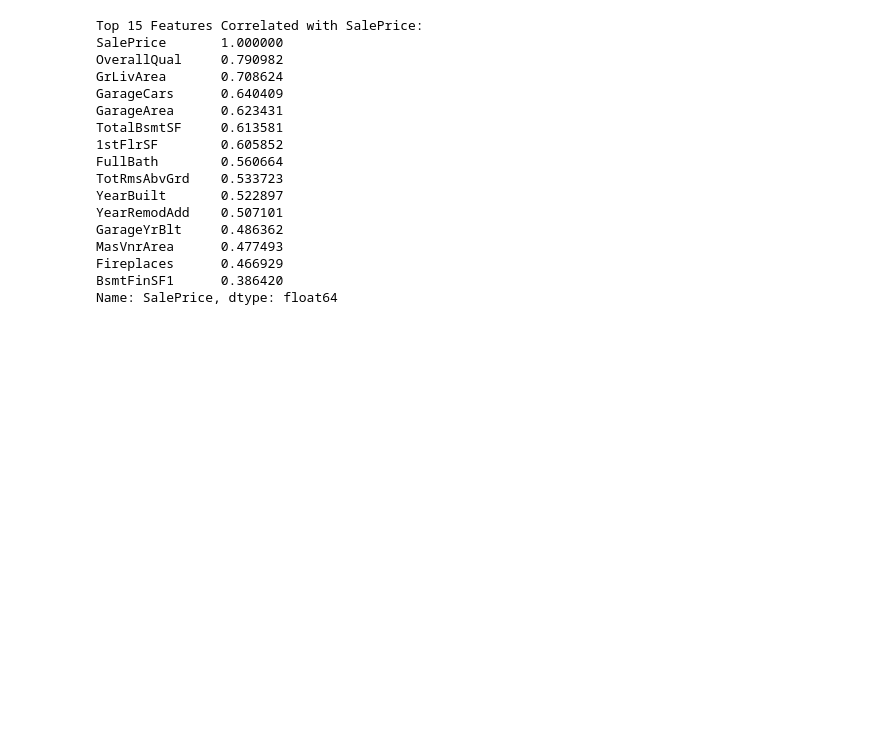
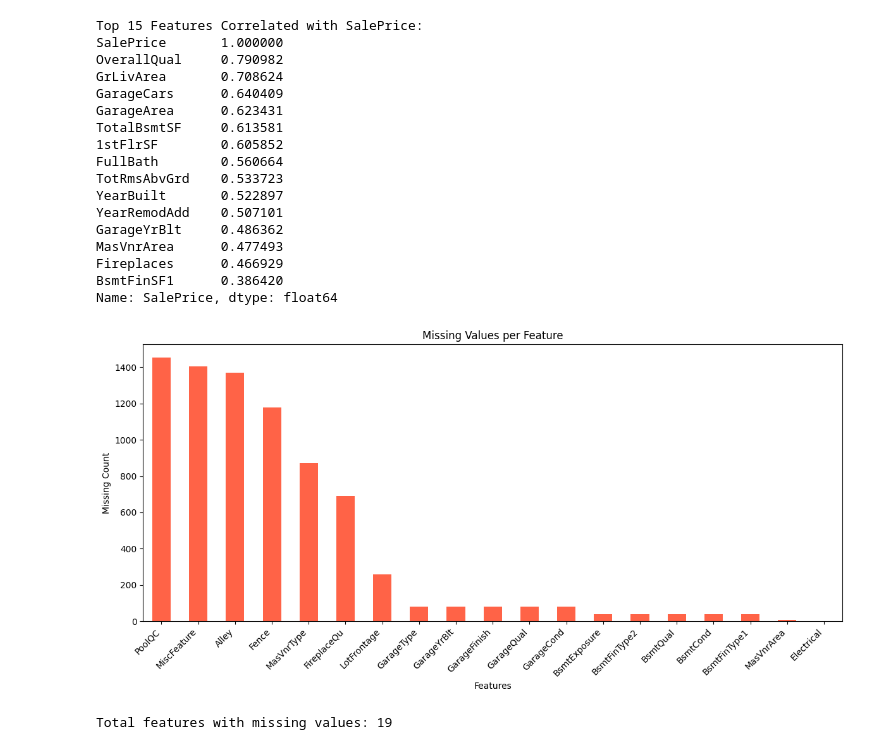
Before and after one commit to SandaminiI/House-Price-Prediction, a Jupyter notebook: notebooks/svr/svr_house_prices.ipynb, the cells around one changed output. Saved outputs shown, nothing was run; the diff lists cells and outputs as text; code cells hidden in the pictures; blank space fills up the shorter version.

Commit message:
Add visualizing missing values

```diff
--- a/notebooks/svr/svr_house_prices.ipynb
+++ b/notebooks/svr/svr_house_prices.ipynb
@@ -119,3 +119,22 @@ MasVnrArea      0.477493
 Fireplaces      0.466929
 BsmtFinSF1      0.386420
 Name: SalePrice, dtype: float64
+# %%
+# Visualize missing values
+missing = df.isnull().sum()
+missing = missing[missing > 0].sort_values(ascending=False)
+
+plt.figure(figsize=(12, 6))
+missing.plot(kind='bar', color='tomato')
+plt.title('Missing Values per Feature')
+plt.xlabel('Features')
+plt.ylabel('Missing Count')
+plt.xticks(rotation=45, ha='right')
+plt.tight_layout()
+plt.savefig('svr_missing_values.png', dpi=150)
+plt.show()
+
+print(f'Total features with missing values: {len(missing)}')
+# %% [output]
+[figure, added]
+Total features with missing values: 19
```
Also changed, not shown: 1 other file.
